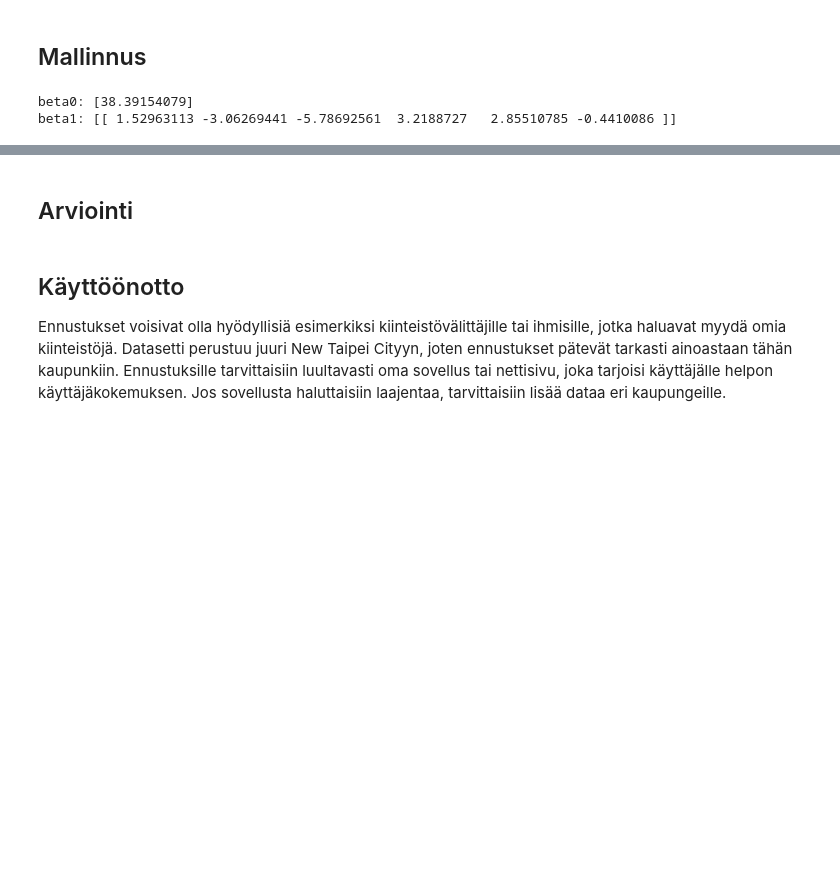
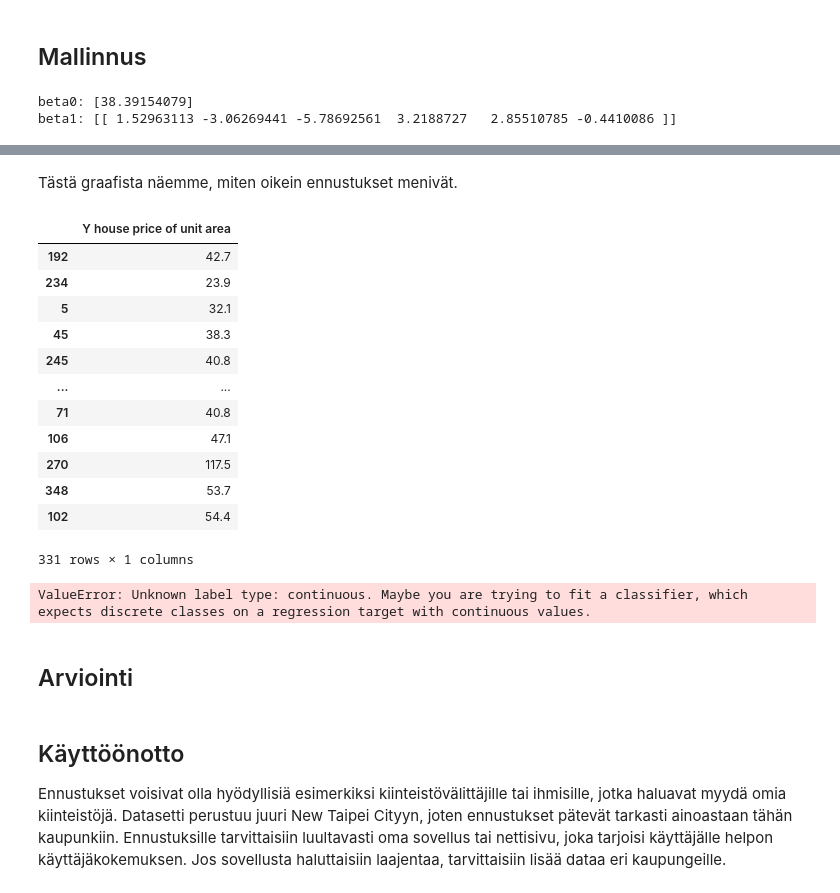
Before and after one commit to kassu11/machine-learning-AMK, a Jupyter notebook: Linear_and_Logistic_Regression/Linear_and_logistic_regression.ipynb, the cells around one changed output, grey strips where cells are left out. Cells and saved outputs as stored; diff of their text form; code cells hidden in the pictures; blank space fills up the shorter version.

```diff
--- a/Linear_and_Logistic_Regression/Linear_and_logistic_regression.ipynb
+++ b/Linear_and_Logistic_Regression/Linear_and_logistic_regression.ipynb
@@ -128,3 +145,28 @@ ValueError: operands could not be broadcast together with shapes (1,6) (100,)
+# %% [markdown]
+Tästä graafista näemme, miten oikein ennustukset menivät.
+# %%
+y_train
+# %% [output]
+|  | Y house price of unit area |
+| 192 | 42.7 |
+| 234 | 23.9 |
+| 5 | 32.1 |
+| 45 | 38.3 |
+| 245 | 40.8 |
+| ... | ... |
+| 71 | 40.8 |
+| 106 | 47.1 |
+| 270 | 117.5 |
+| 348 | 53.7 |
+| 102 | 54.4 |
+331 rows × 1 columns
+# %%
+# logistic regression
+from sklearn.linear_model import LogisticRegression
+log = LogisticRegression(solver='lbfgs')
+log.fit(X_train, y_train.values.ravel())
+# %% [output]
+ValueError: Unknown label type: continuous. Maybe you are trying to fit a classifier, which expects discrete classes on a regression target with continuous values.
 # %% [markdown]
 ## Arviointi
 # %% [markdown]
```
Also changed, not shown: parts of 9 cells of this notebook.
